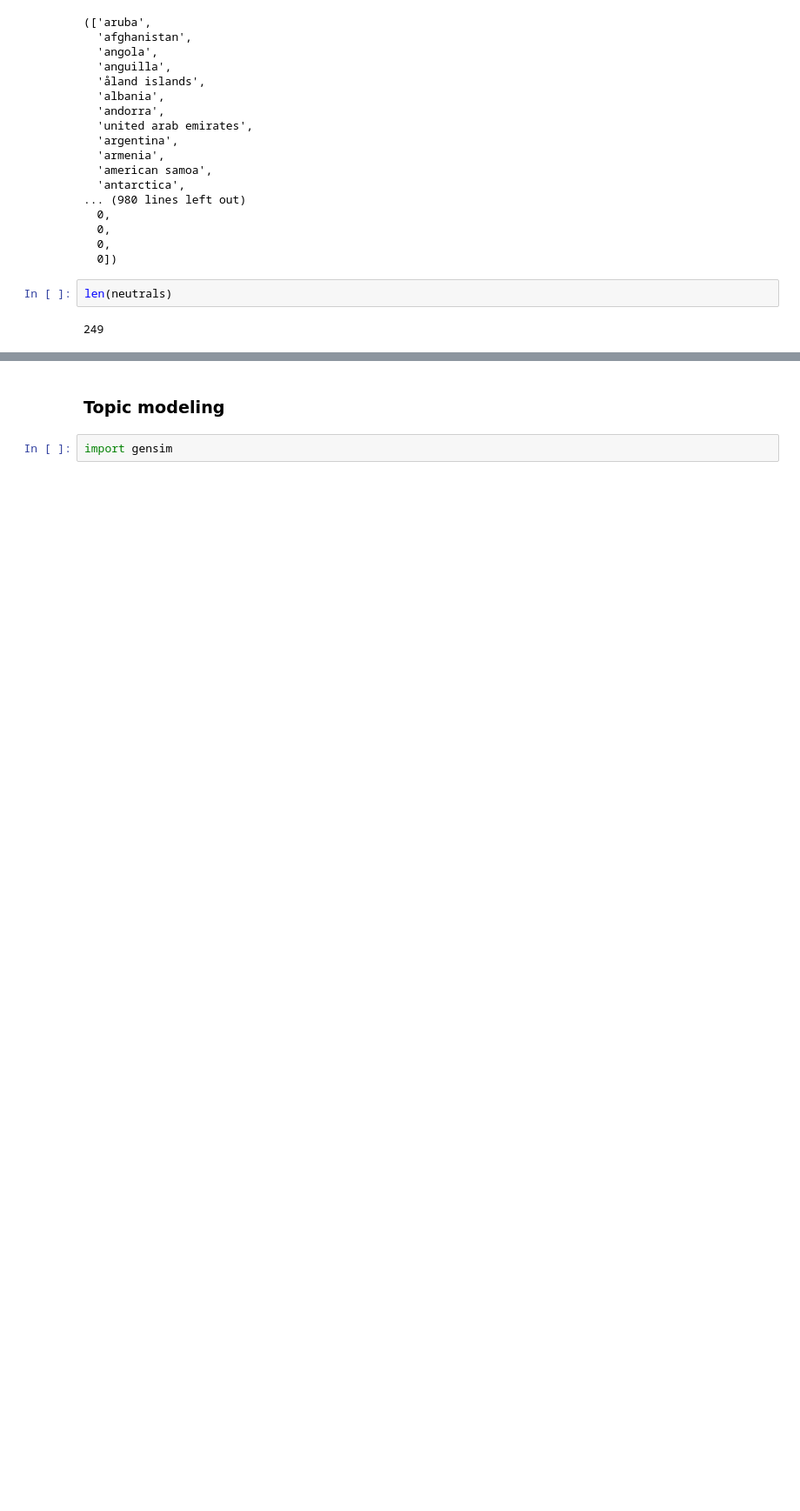
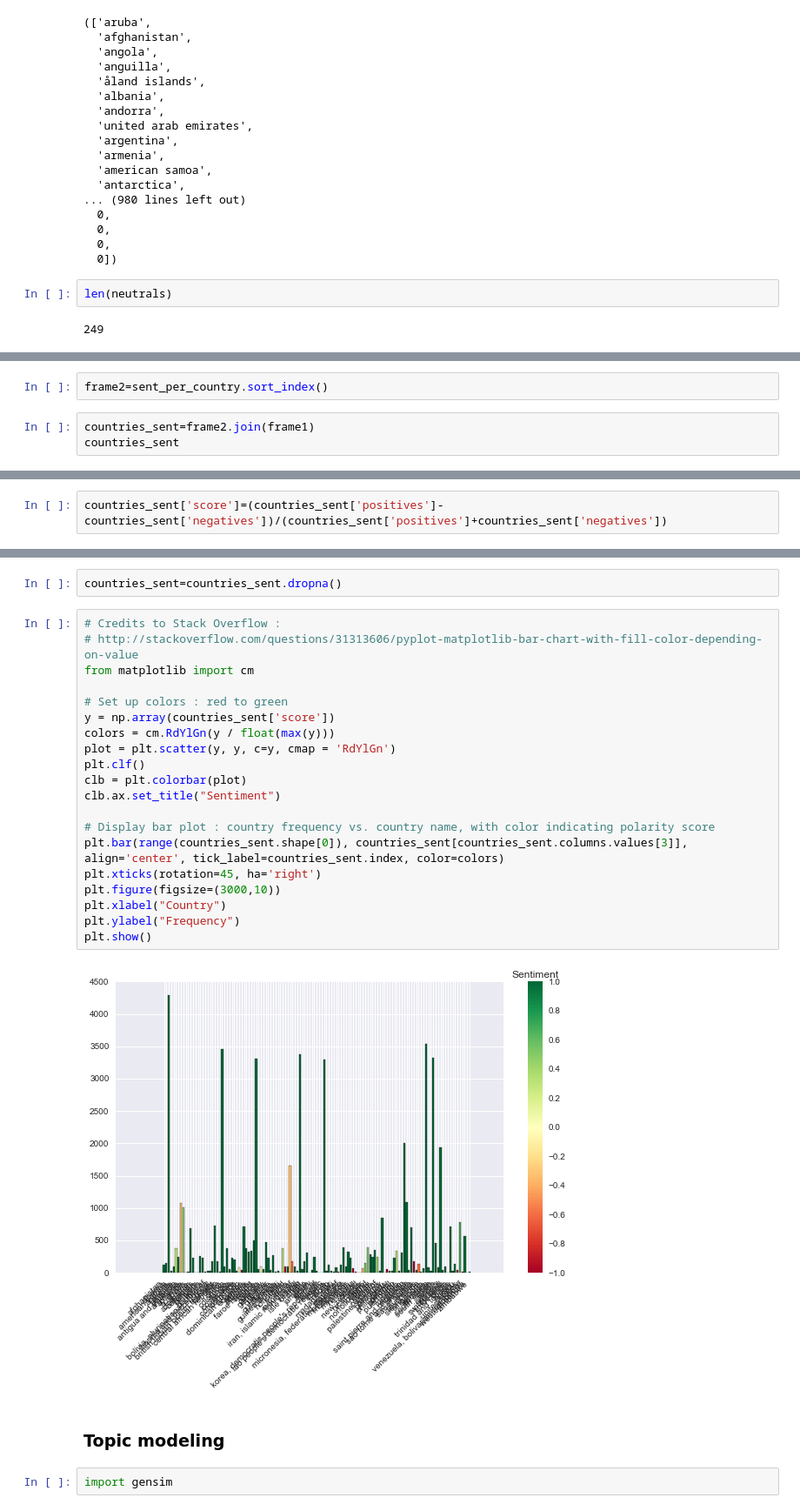
Before and after one commit to NevenaR/Homework, a Jupyter notebook: HW-5/HW05.ipynb, the cells around one changed output, grey strips where cells are left out. Shown at 87% size. Drawn from its saved outputs; the diff is of its cells as text; blank space fills up the shorter version.

Commit message:
plot

```diff
--- a/HW-5/HW05.ipynb
+++ b/HW-5/HW05.ipynb
@@ -417,0 +410,5 @@ for c in countries_in_emails:
+# %%
+frame2=sent_per_country.sort_index()
+# %%
+countries_sent=frame2.join(frame1)
+countries_sent
@@ -417,0 +435,2 @@ for c in countries_in_emails:
+# %%
+countries_sent['score']=(countries_sent['positives']-countries_sent['negatives'])/(countries_sent['positives']+countries_sent['negatives'])
@@ -418,3 +459,27 @@ for c in countries_in_emails:
+# %%
+countries_sent=countries_sent.dropna()
+# %%
+# Credits to Stack Overflow :
+# http://stackoverflow.com/questions/31313606/pyplot-matplotlib-bar-chart-with-fill-color-depending-on-value
+from matplotlib import cm
+
+# Set up colors : red to green
+y = np.array(countries_sent['score'])
+colors = cm.RdYlGn(y / float(max(y)))
+plot = plt.scatter(y, y, c=y, cmap = 'RdYlGn')
+plt.clf()
+clb = plt.colorbar(plot)
+clb.ax.set_title("Sentiment")
+
+# Display bar plot : country frequency vs. country name, with color indicating polarity score
+plt.bar(range(countries_sent.shape[0]), countries_sent[countries_sent.columns.values[3]], align='center', tick_label=countries_sent.index, color=colors)
+plt.xticks(rotation=45, ha='right')
+plt.figure(figsize=(3000,10))
+plt.xlabel("Country")
+plt.ylabel("Frequency")
+plt.show()
+# %% [output]
+[figure, added]
 # %% [markdown]
 ### Topic modeling
 # %%
```
Also changed, not shown: parts of 9 cells of this notebook.
